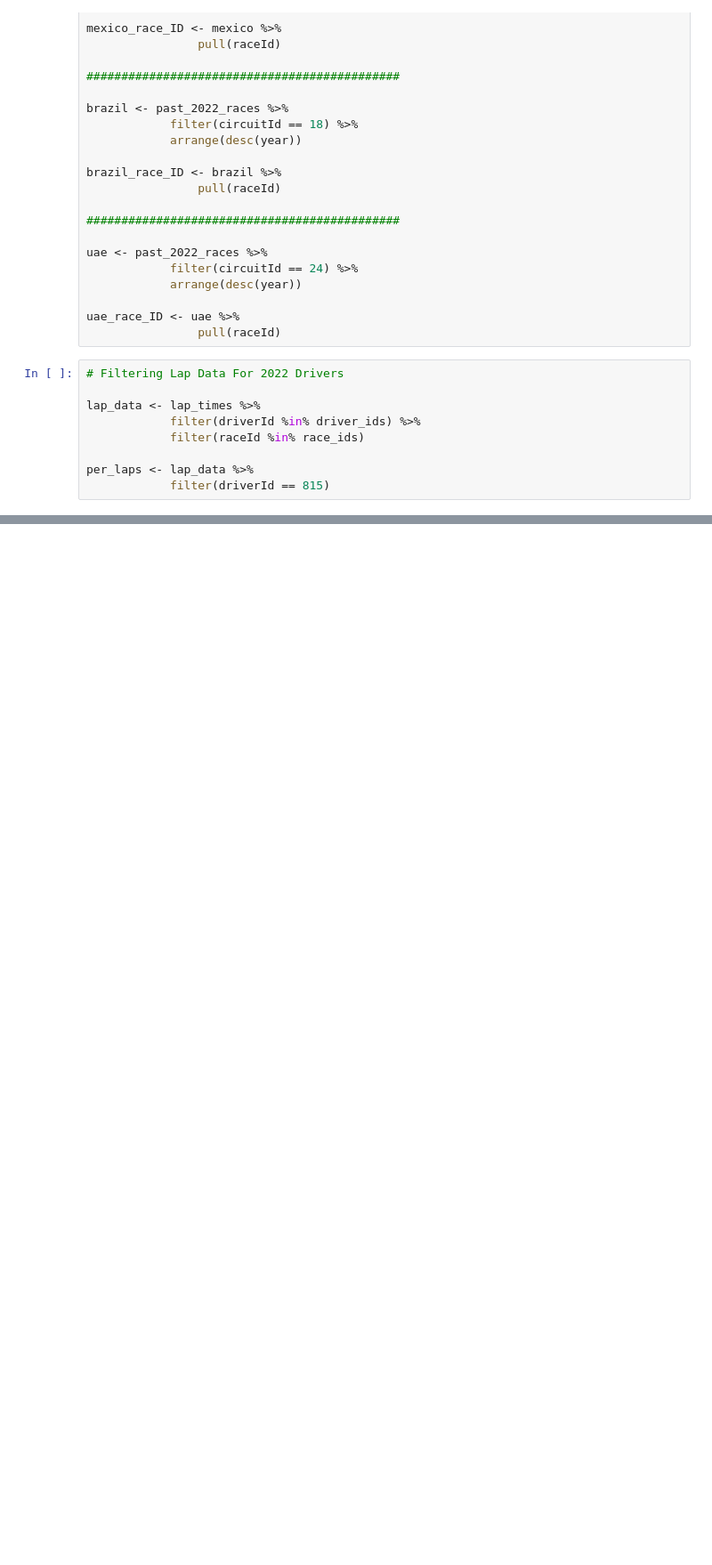
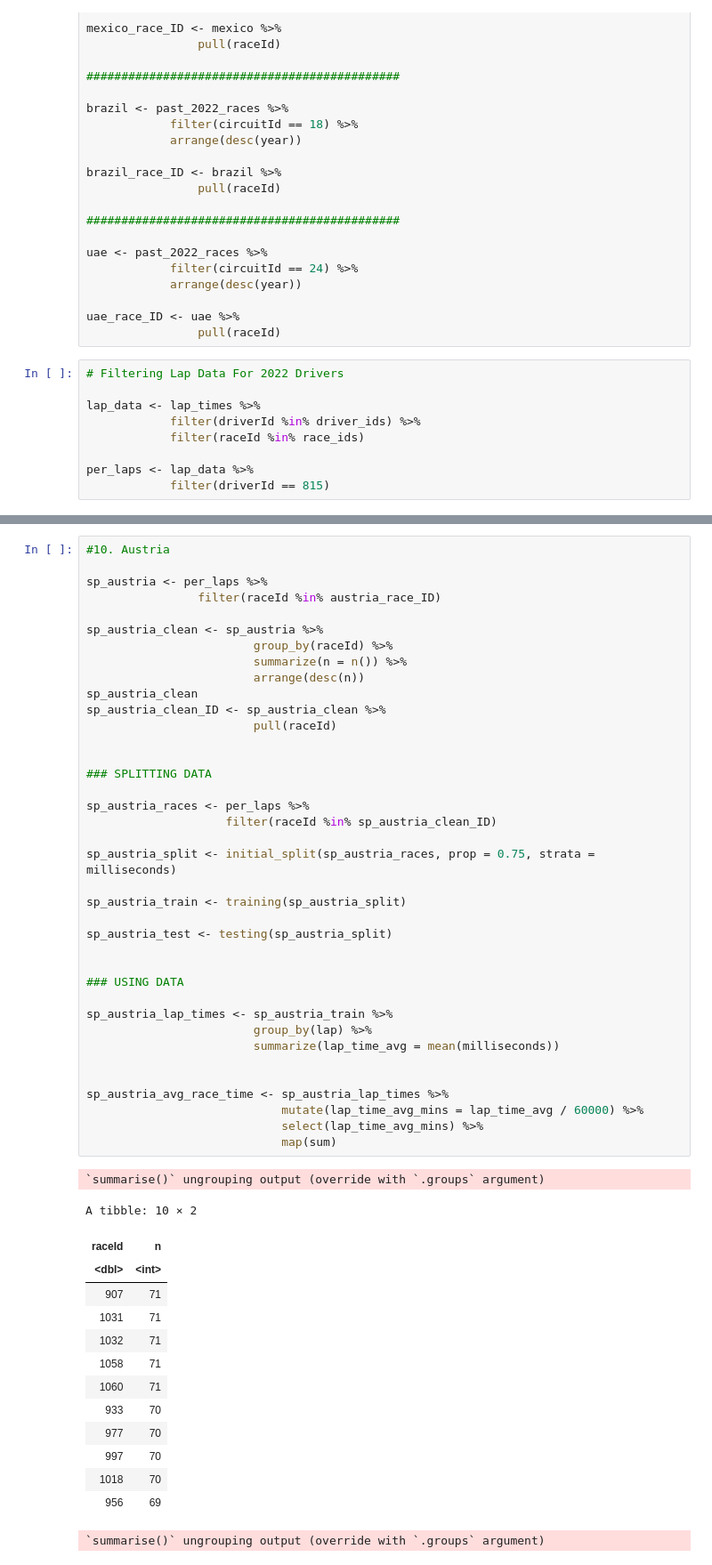
Before and after one commit to TaylorOglow/Formula_1, a Jupyter notebook: Lap Wrangling/sp_laps.ipynb, the cells around one changed output, grey strips where cells are left out. Shown at 89% size. Saved outputs shown, nothing was run; the diff lists cells and outputs as text; blank space fills up the shorter version.

```diff
--- a/Lap Wrangling/sp_laps.ipynb
+++ b/Lap Wrangling/sp_laps.ipynb
@@ -1214,0 +828,54 @@ A tibble: 2 × 2
+# %%
+#10. Austria
+
+sp_austria <- per_laps %>%
+                filter(raceId %in% austria_race_ID)
+
+sp_austria_clean <- sp_austria %>%
+                        group_by(raceId) %>%
+                        summarize(n = n()) %>%
+                        arrange(desc(n))
+sp_austria_clean
+sp_austria_clean_ID <- sp_austria_clean %>%
+                        pull(raceId)
+
+
+### SPLITTING DATA
+
+sp_austria_races <- per_laps %>%
+                    filter(raceId %in% sp_austria_clean_ID)
+
+sp_austria_split <- initial_split(sp_austria_races, prop = 0.75, strata = milliseconds)
+
+sp_austria_train <- training(sp_austria_split)
+
+sp_austria_test <- testing(sp_austria_split)
+
+
+### USING DATA
+
+sp_austria_lap_times <- sp_austria_train %>%
+                        group_by(lap) %>%
+                        summarize(lap_time_avg = mean(milliseconds))
+
+
+sp_austria_avg_race_time <- sp_austria_lap_times %>%
+                            mutate(lap_time_avg_mins = lap_time_avg / 60000) %>%
+                            select(lap_time_avg_mins) %>%
+                            map(sum)
+# %% [output]
+`summarise()` ungrouping output (override with `.groups` argument)
+A tibble: 10 × 2
+| raceId | n |
+| <dbl> | <int> |
+| 907 | 71 |
+| 1031 | 71 |
+| 1032 | 71 |
+| 1058 | 71 |
+| 1060 | 71 |
+| 933 | 70 |
+| 977 | 70 |
+| 997 | 70 |
+| 1018 | 70 |
+| 956 | 69 |
+`summarise()` ungrouping output (override with `.groups` argument)
```
Also changed, not shown: parts of 21 cells of this notebook, 5 other files.
